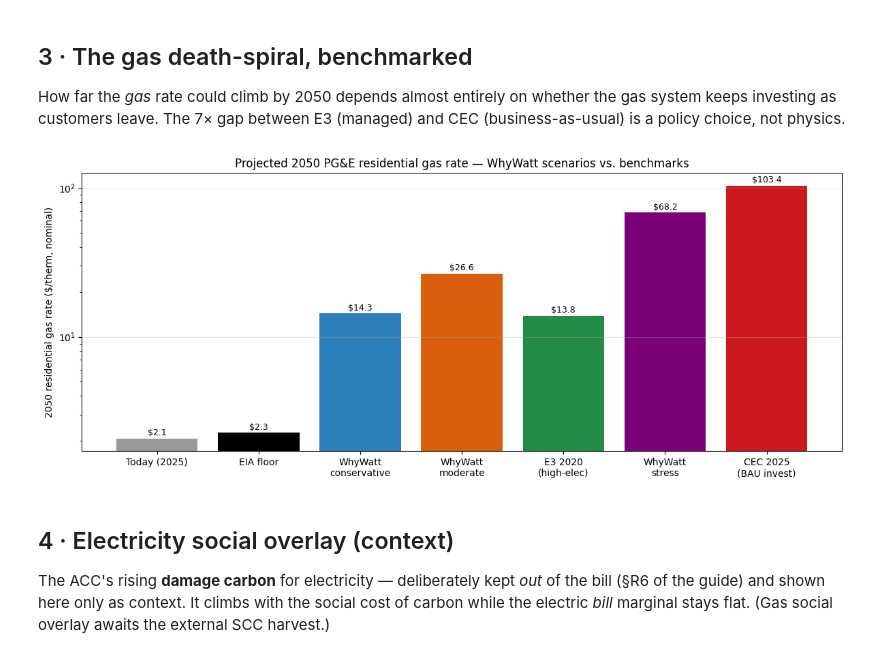
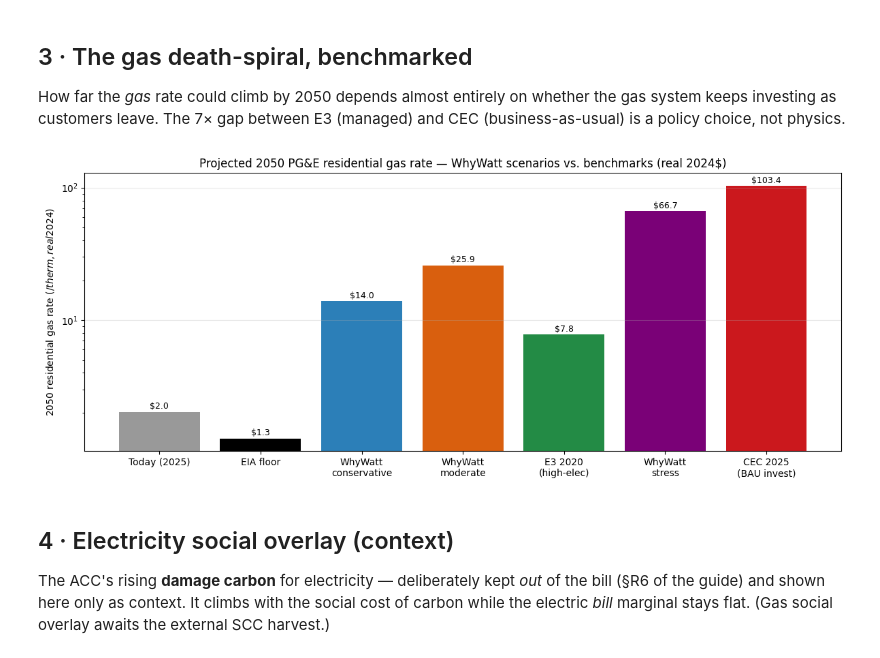
Before and after one commit to vijaybala-git/hes, a Jupyter notebook: notebooks/rate_projection_review.ipynb, the cells around one changed output. Drawn from its saved outputs; the diff is of its cells as text; code cells hidden in the pictures.

```diff
--- a/notebooks/rate_projection_review.ipynb
+++ b/notebooks/rate_projection_review.ipynb
@@ -165,25 +176,30 @@ How far the *gas* rate could climb by 2050 depends almost entirely on whether th
 investing as customers leave. The 7× gap between E3 (managed) and CEC (business-as-usual) is a
 policy choice, not physics.
 # %%
+# Every bar is put on the chosen BASIS (real 2024$ by default). WhyWatt retail and the EIA/E3
+# series are native nominal; the CEC 2025 gas benchmark (tn=264063) is native real 2024$.
+def _at(series, year=2050, native="nominal"):
+    return to_basis(series, native)[year]
+
 labels, vals = [], []
-labels.append("Today (2025)"); vals.append(2.08)
-labels.append("EIA floor");    vals.append(anchors_to_path(eia["gas"]["series"])[2050])
-labels.append("WhyWatt\nconservative"); vals.append(m.retail("gas","conservative")[2050])
-labels.append("WhyWatt\nmoderate");     vals.append(m.retail("gas","moderate")[2050])
-labels.append("E3 2020\n(high-elec)");  vals.append(anchors_to_path(e3["gas"]["nominal_therm_approx"])[2050])
-labels.append("WhyWatt\nstress");       vals.append(m.retail("gas","stress")[2050])
-labels.append("CEC 2025\n(BAU invest)"); vals.append(anchors_to_path(cecg["gas"]["series"])[2050])
+labels.append("Today (2025)");           vals.append(to_basis(m.retail("gas","moderate"))[2025])
+labels.append("EIA floor");              vals.append(_at(anchors_to_path(eia["gas"]["series"])))
+labels.append("WhyWatt\nconservative");  vals.append(_at(m.retail("gas","conservative")))
+labels.append("WhyWatt\nmoderate");      vals.append(_at(m.retail("gas","moderate")))
+labels.append("E3 2020\n(high-elec)");   vals.append(_at(anchors_to_path(e3["gas"]["nominal_therm_approx"])))
+labels.append("WhyWatt\nstress");        vals.append(_at(m.retail("gas","stress")))
+labels.append("CEC 2025\n(BAU invest)"); vals.append(_at(anchors_to_path(cecg["gas"]["series"]), native="real_2024"))
 
 fig, ax = plt.subplots(figsize=(12, 5))
 colors = ["#999999","#000000","#2c7fb8","#d95f0e","#238b45","#7a0177","#cb181d"]
 bars = ax.bar(labels, vals, color=colors)
-ax.set_yscale("log"); ax.set_ylabel("2050 residential gas rate ($/therm, nominal)")
-ax.set_title("Projected 2050 PG&E residential gas rate — WhyWatt scenarios vs. benchmarks")
+ax.set_yscale("log"); ax.set_ylabel(f"2050 residential gas rate ($/therm, {BASIS} 2024$)")
+ax.set_title(f"Projected 2050 PG&E residential gas rate — WhyWatt scenarios vs. benchmarks ({BASIS} 2024$)")
 for b, v in zip(bars, vals):
     ax.text(b.get_x()+b.get_width()/2, v*1.05, f"${v:,.1f}", ha="center", fontsize=9)
 ax.grid(alpha=.3, axis="y"); plt.tight_layout(); plt.show()
 # %% [output]
-[figure, old version]
+[figure, new version]
 # %% [markdown]
 ## 4 · Electricity social overlay (context)
 
```
Also changed, not shown: parts of 4 cells of this notebook, 11 other files.
